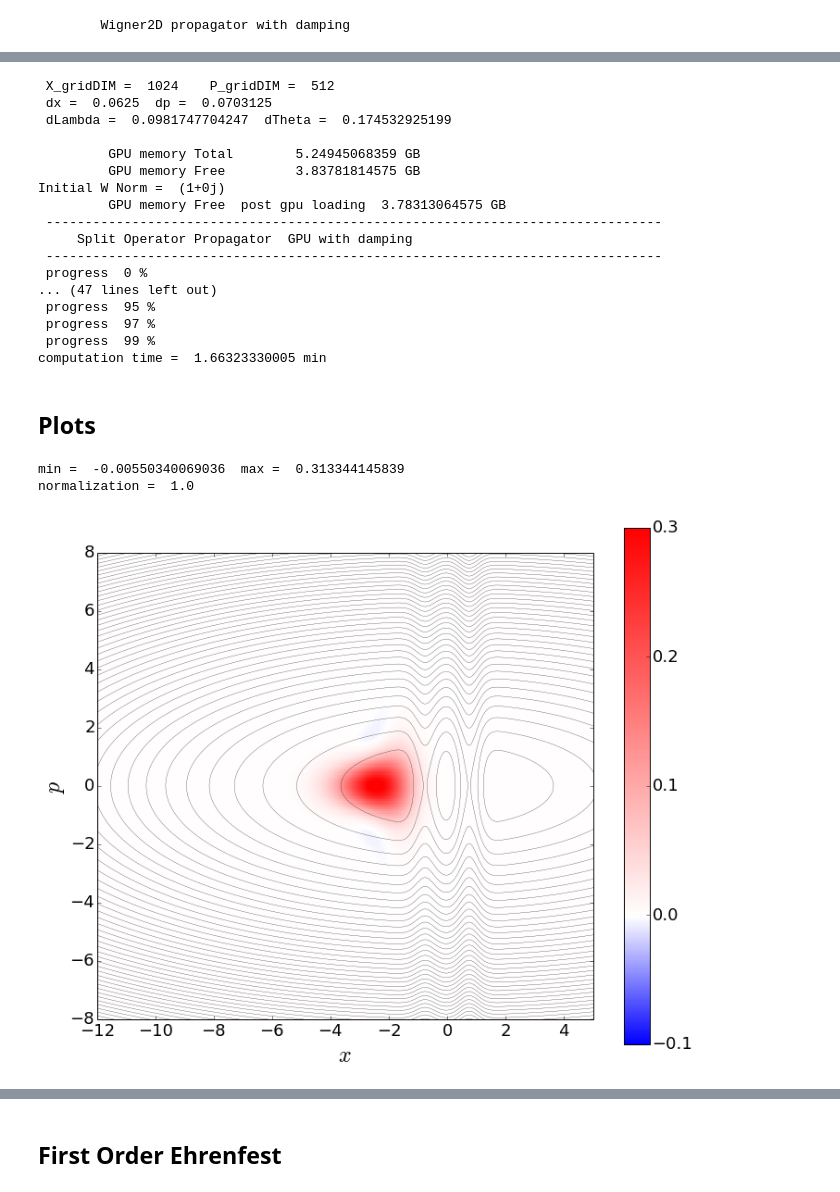
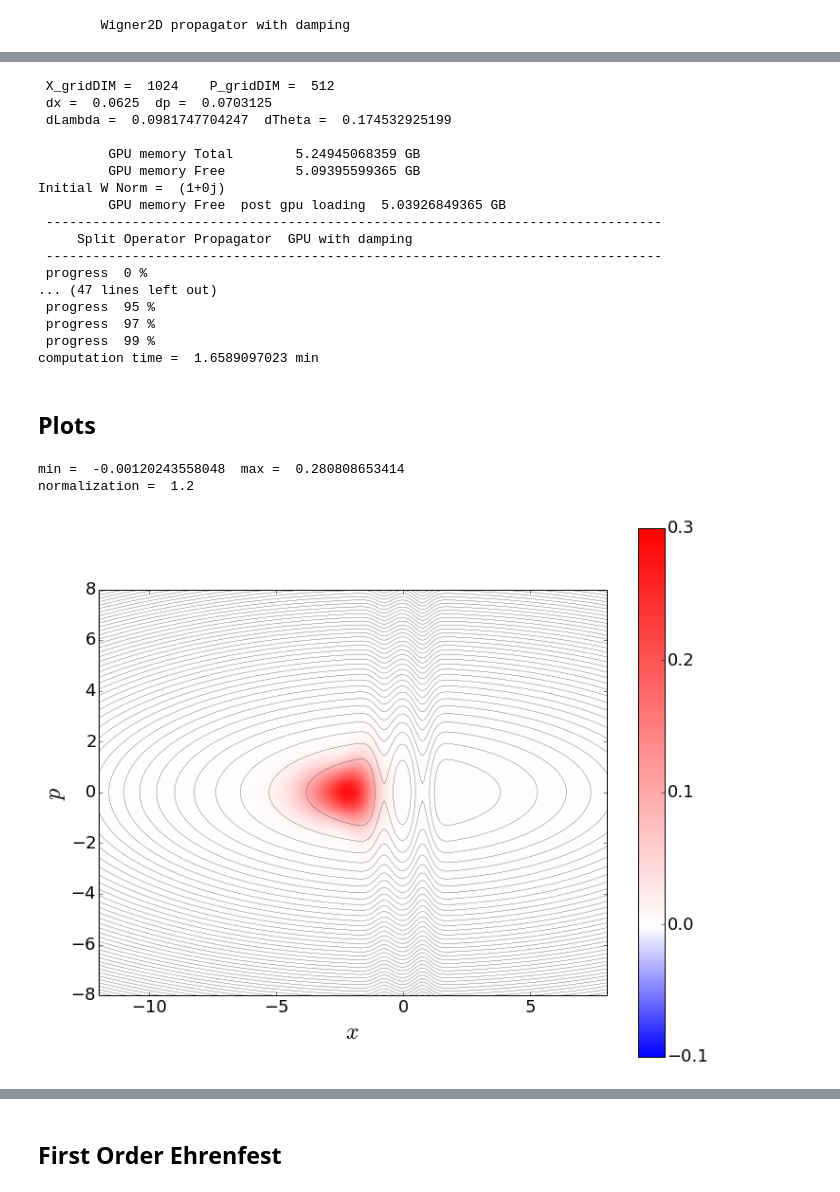
Before and after one commit to cabrer7/PyWignerCUDA, a Jupyter notebook: instances/Wigner2D_GPitaevskii/Wigner2D_GPitaevskii_ATransistor.ipynb, the cells around one changed output, grey strips where cells are left out. Cells and saved outputs as stored; diff of their text form; code cells hidden in the pictures.

Commit message:
Wigner GPitaevskii Bloch with incoherent superposition

```diff
--- a/instances/Wigner2D_GPitaevskii/Wigner2D_GPitaevskii_ATransistor.ipynb
+++ b/instances/Wigner2D_GPitaevskii/Wigner2D_GPitaevskii_ATransistor.ipynb
@@ -65,7 +65,7 @@ class frame( GPU_Wigner2D_GPitaevskii ):
         #potentialString  = '(-0.1+{0}*pow(x,2) + {V_Source}*exp(-{k}*(x+{d})*(x+{d})))*Heaviside(-x-{d})'.format(
         #                X2_constant, d=gaussianSeparation, V_Source=V_Source, k=k)
         potentialString = \
-        '{0}*pow(x,2) + {2}*exp(-{4}*(x+{1})*(x+{1})) +  {3}*exp(-{4}*(x-{1})*(x-{1}))'.format(
+        '-0.1+{0}*pow(x,2) + {2}*exp(-{4}*(x+{1})*(x+{1})) +  {3}*exp(-{4}*(x-{1})*(x-{1}))'.format(
                         X2_constant,gaussianSeparation,V_Source,V_Drain,k)
 
         dPotentialString = \
@@ -84,7 +84,16 @@ class frame( GPU_Wigner2D_GPitaevskii ):
 
         Ground_hdf5 = h5py.File( Ground_Dir+'ATransistor_Ground_2.0.hdf5' ,'r')
 
-        self.W_init = Ground_hdf5['W_end'][...]+0j
+        self.W_init = Ground_hdf5['W_0'][...]+0j
+
+        self.Potential_GroundState = Ground_hdf5['/Potential'][...]
+
+    def Set_States_0_1(self):
+        Ground_Dir = '/home/rcabrera/DATA/Wigner2D_GPitaevskii/'
+
+        Ground_hdf5 = h5py.File( Ground_Dir+'ATransistor_Ground_2.0.hdf5' ,'r')
+
+        self.W_init = Ground_hdf5['W_0'][...] + 0.2*Ground_hdf5['W_1'][...]+0j
 
         self.Potential_GroundState = Ground_hdf5['/Potential'][...]
 
@@ -97,16 +106,6 @@ class frame( GPU_Wigner2D_GPitaevskii ):
         omega = 1
         n = 0
         self.W_init = self.Wigner_HarmonicOscillator(n, omega, self.x_init, self.p_init)
-
-    def Set_Initial_Condition_HalfHarmonicOscillator(self):
-        """
-        Sets   self.PsiInitial_XP with the Wigner function of the Harmonic oscillator
-        """
-        self.x_init = -1.5
-        self.p_init = 0.
-        omega = 0.5
-        n = 0
-        self.W_init = self.Wigner_Half_HarmonicOscillator(n, omega, self.x_init, self.p_init)
 
 
     def Set_Initial_Condition_Boltzmann_HalfHarmonicOscillator(self):
@@ -191,9 +186,9 @@ print 'computation time = ', (time.time() - init_time)/60. , 'min'
  dLambda =  0.0981747704247  dTheta =  0.174532925199
 
          GPU memory Total        5.24945068359 GB
-         GPU memory Free         3.83781814575 GB
+         GPU memory Free         5.09395599365 GB
 Initial W Norm =  (1+0j)
-         GPU memory Free  post gpu loading  3.78313064575 GB
+         GPU memory Free  post gpu loading  5.03926849365 GB
  -------------------------------------------------------------------------------
      Split Operator Propagator  GPU with damping
  -------------------------------------------------------------------------------
@@ -202,13 +197,13 @@ Initial W Norm =  (1+0j)
  progress  95 %
  progress  97 %
  progress  99 %
-computation time =  1.66323330005 min
+computation time =  1.6589097023 min
 # %% [markdown]
 ## Plots
 # %%
-plot_init = instance.PlotWignerFrame( instance.W_init , ((-12.,5) ,(-8,8))  , (-0.1,0.3) , (0,60,1) )
+plot_init = instance.PlotWignerFrame( instance.W_init , ((-12.,8) ,(-8,8))  , (-0.1,0.3) , (0,60,1) )
 # %% [output]
-min =  -0.00550340069036  max =  0.313344145839
-normalization =  1.0
+min =  -0.00120243558048  max =  0.280808653414
+normalization =  1.2
-[figure, old version]
+[figure, new version]
 # %%
```
Also changed, not shown: parts of 16 cells of this notebook.
